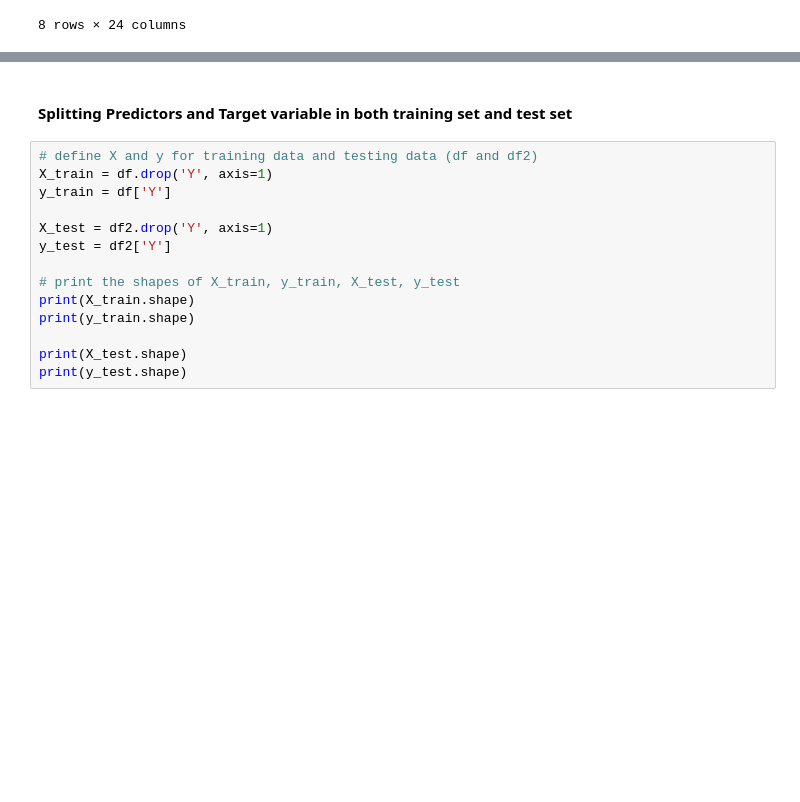
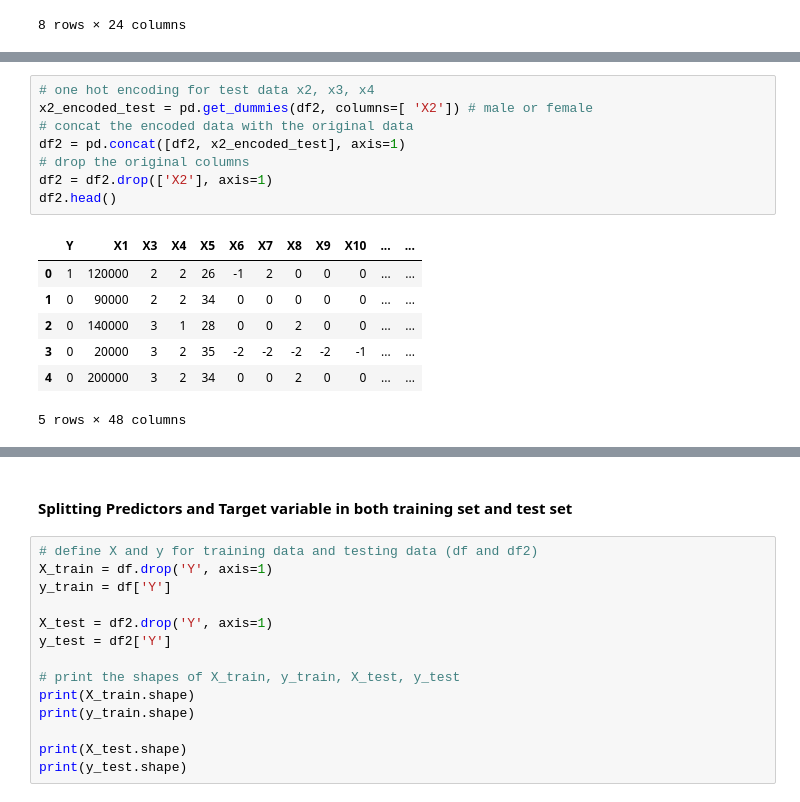
Before and after one commit to AromalShiney/DataMining, a Jupyter notebook: part2.ipynb, the cells around one changed output, grey strips where cells are left out. Saved outputs shown, nothing was run; the diff lists cells and outputs as text; blank space fills up the shorter version.

```diff
--- a/part2.ipynb
+++ b/part2.ipynb
@@ -137,0 +226,16 @@ df2.describe()
+# %%
+# one hot encoding for test data x2, x3, x4
+x2_encoded_test = pd.get_dummies(df2, columns=[ 'X2']) # male or female
+# concat the encoded data with the original data
+df2 = pd.concat([df2, x2_encoded_test], axis=1)
+# drop the original columns
+df2 = df2.drop(['X2'], axis=1)
+df2.head()
+# %% [output]
+|  | Y | X1 | X3 | X4 | X5 | X6 | X7 | X8 | X9 | X10 | ... | ... |
+| 0 | 1 | 120000 | 2 | 2 | 26 | -1 | 2 | 0 | 0 | 0 | ... | ... |
+| 1 | 0 | 90000 | 2 | 2 | 34 | 0 | 0 | 0 | 0 | 0 | ... | ... |
+| 2 | 0 | 140000 | 3 | 1 | 28 | 0 | 0 | 2 | 0 | 0 | ... | ... |
+| 3 | 0 | 20000 | 3 | 2 | 35 | -2 | -2 | -2 | -2 | -1 | ... | ... |
+| 4 | 0 | 200000 | 3 | 2 | 34 | 0 | 0 | 2 | 0 | 0 | ... | ... |
+5 rows × 48 columns
```
Also changed, not shown: parts of 18 cells of this notebook.
